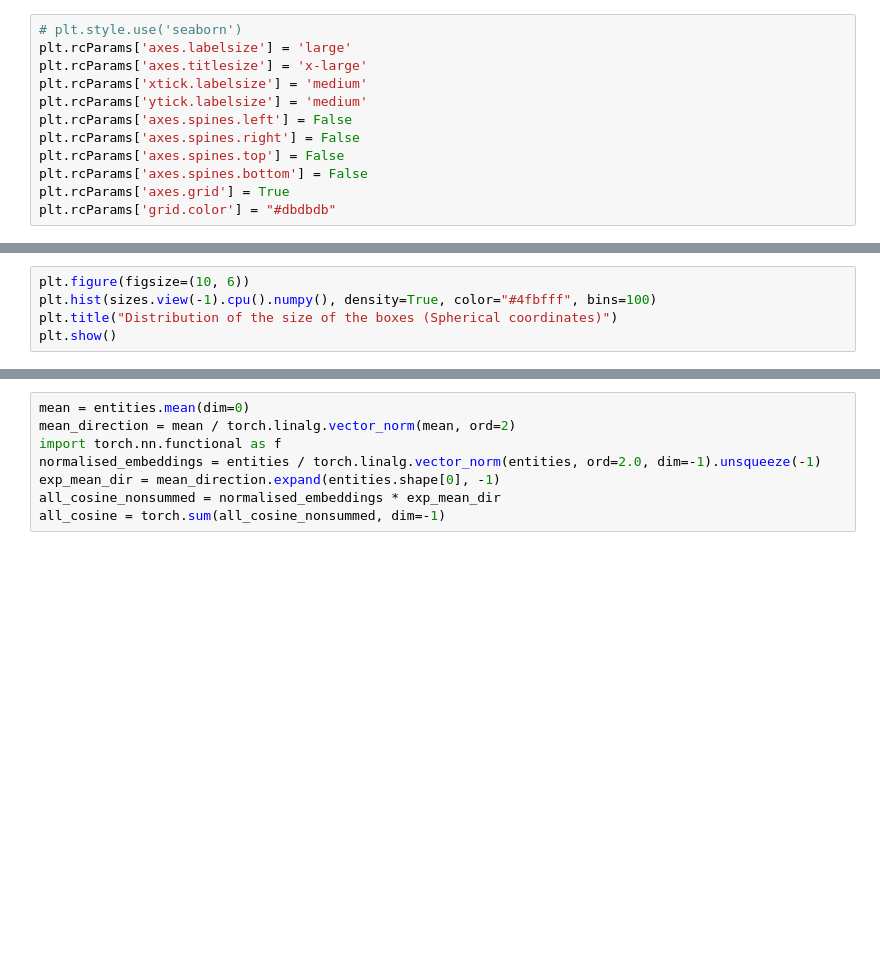
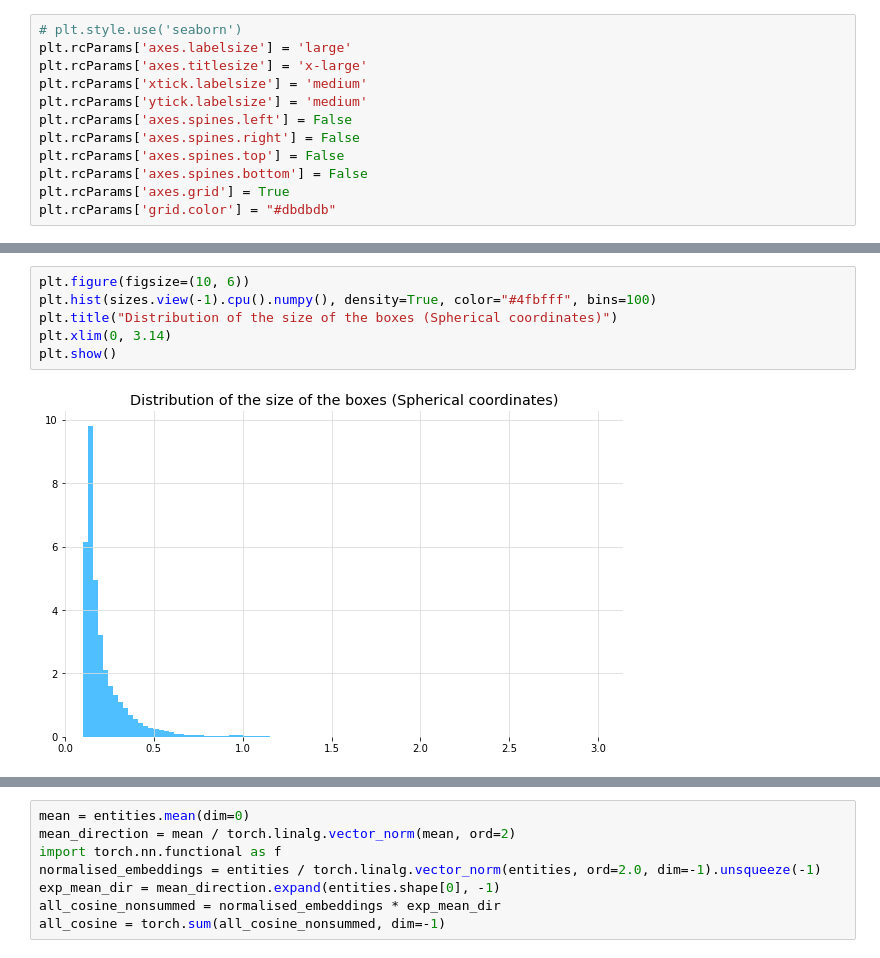
Before and after one commit to facebookresearch/BELA, a Jupyter notebook: duck/notebooks/spherical_coord.ipynb, the cells around one changed output, grey strips where cells are left out. Cells and saved outputs as stored; diff of their text form; blank space fills up the shorter version.

```diff
--- a/duck/notebooks/spherical_coord.ipynb
+++ b/duck/notebooks/spherical_coord.ipynb
@@ -125,7 +138,10 @@ plt.show()
 # %%
 plt.figure(figsize=(10, 6))
 plt.hist(sizes.view(-1).cpu().numpy(), density=True, color="#4fbfff", bins=100)
 plt.title("Distribution of the size of the boxes (Spherical coordinates)")
+plt.xlim(0, 3.14)
 plt.show()
+# %% [output]
+[figure, added]
 # %%
 entities.size(), entity_boxes.left.size()
```
Also changed, not shown: parts of 22 cells of this notebook, 12 other files.
